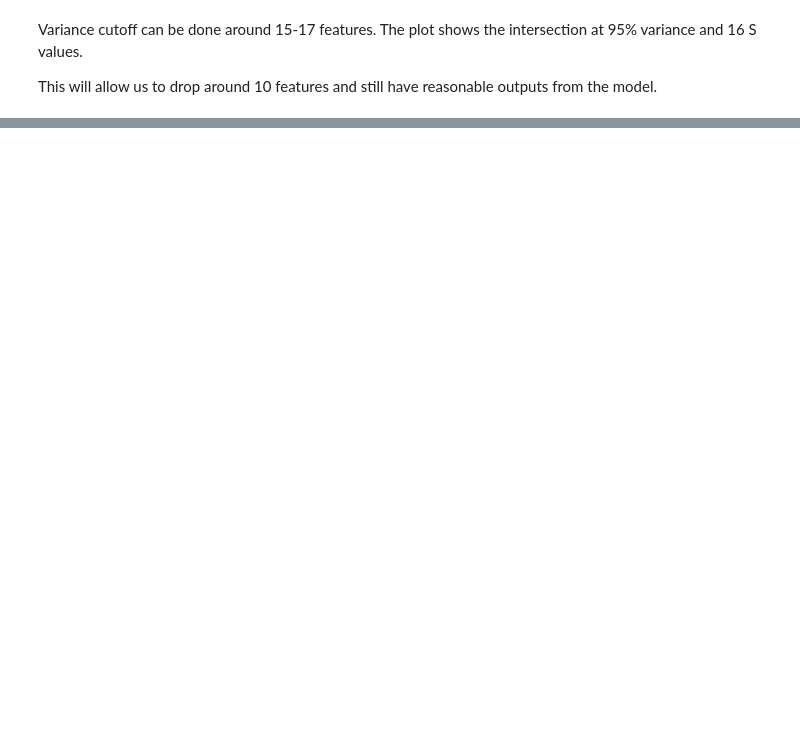
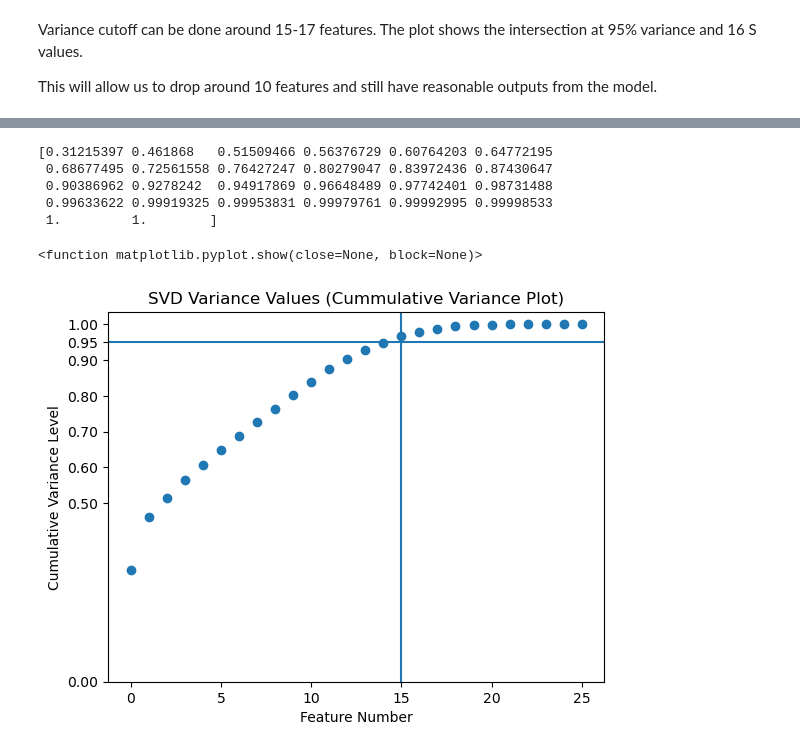
Before and after one commit to BBotzer/DAAN881_Team1, a Jupyter notebook: opioid_analytics/notebooks/svd_bb.ipynb, the cells around one changed output, grey strips where cells are left out. Saved outputs shown, nothing was run; the diff lists cells and outputs as text; code cells hidden in the pictures; blank space fills up the shorter version.

```diff
--- a/opioid_analytics/notebooks/svd_bb.ipynb
+++ b/opioid_analytics/notebooks/svd_bb.ipynb
@@ -113,0 +131,5 @@ This will allow us to drop around 10 features and still have reasonable outputs
+# %%
+pca = PCA(n_components=26, svd_solver='full')
+pca.fit(scaled_data)
+
+out = pca.transform(scaled_data)
@@ -113,0 +140,3 @@ This will allow us to drop around 10 features and still have reasonable outputs
+# %%
+ratios = pca.explained_variance_ratio_
+ratios
@@ -113,0 +151,28 @@ This will allow us to drop around 10 features and still have reasonable outputs
+# %%
+r_values = np.cumsum(ratios) / sum(ratios)
+print(np.cumsum(ratios)/sum(ratios))
+# %% [output]
+[0.31215397 0.461868   0.51509466 0.56376729 0.60764203 0.64772195
+ 0.68677495 0.72561558 0.76427247 0.80279047 0.83972436 0.87430647
+ 0.90386962 0.9278242  0.94917869 0.96648489 0.97742401 0.98731488
+ 0.99633622 0.99919325 0.99953831 0.99979761 0.99992995 0.99998533
+ 1.         1.        ]
+# %%
+# Create plot
+fig, ax = plt.subplots()
+plt.scatter(range(0,len(r_values)),r_values)
+plt.axhline(0.95)
+plt.axvline(15)
+plt.xlabel('Feature Number')
+plt.ylabel('Cumulative Variance Level')
+plt.title('SVD Variance Values (Cummulative Variance Plot)')
+
+xt = [0, 5, 10, 15, 20, 25]
+yt = [0,  0.5, 0.6, 0.7, 0.8, 0.9, 0.95, 1.0]
+plt.xticks(ticks=xt)
+plt.yticks(ticks=yt)
+
+plt.show
+# %% [output]
+<function matplotlib.pyplot.show(close=None, block=None)>
+[figure, added]
```
Also changed, not shown: parts of 11 cells of this notebook, 6 other files.
